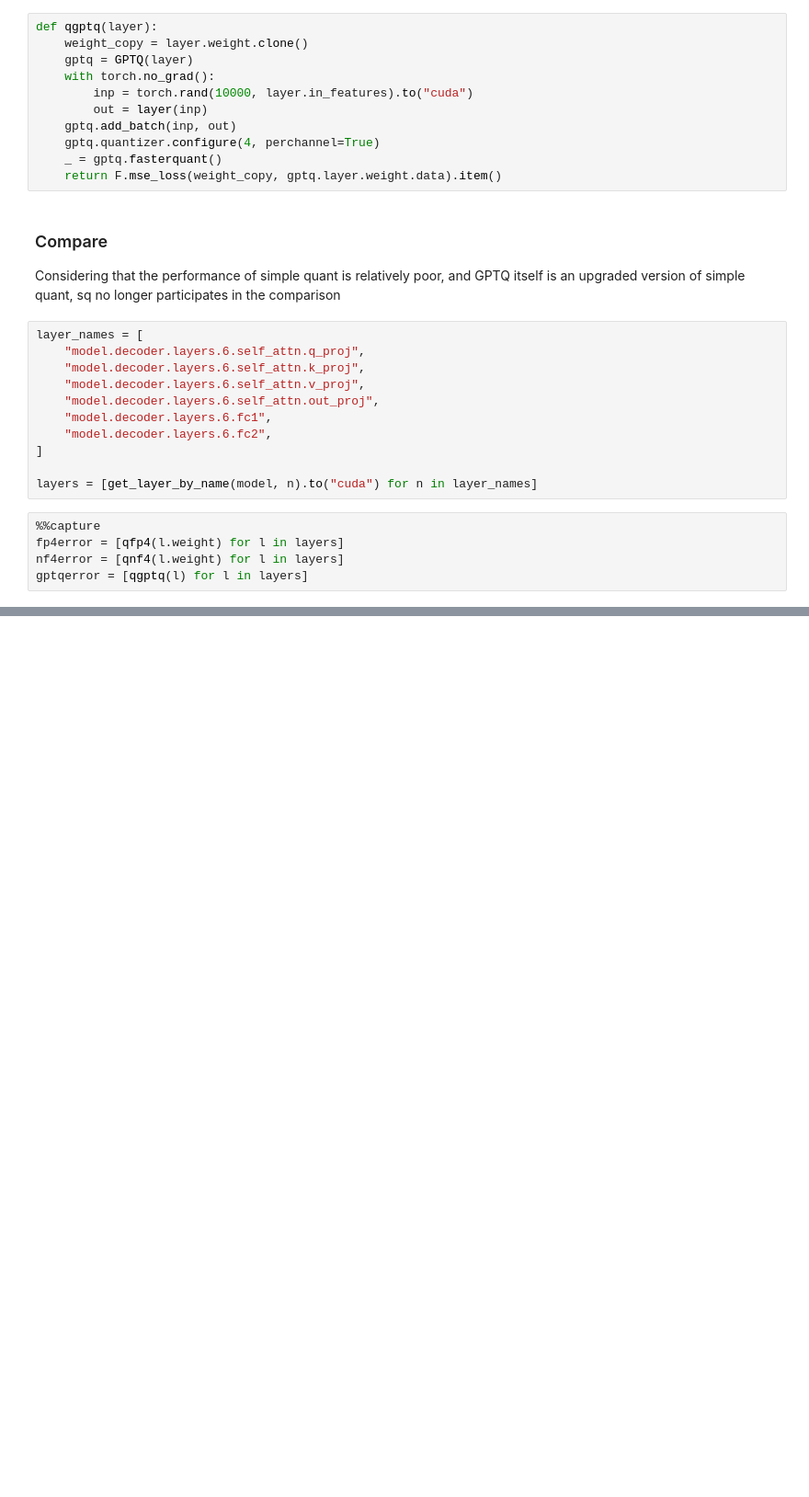
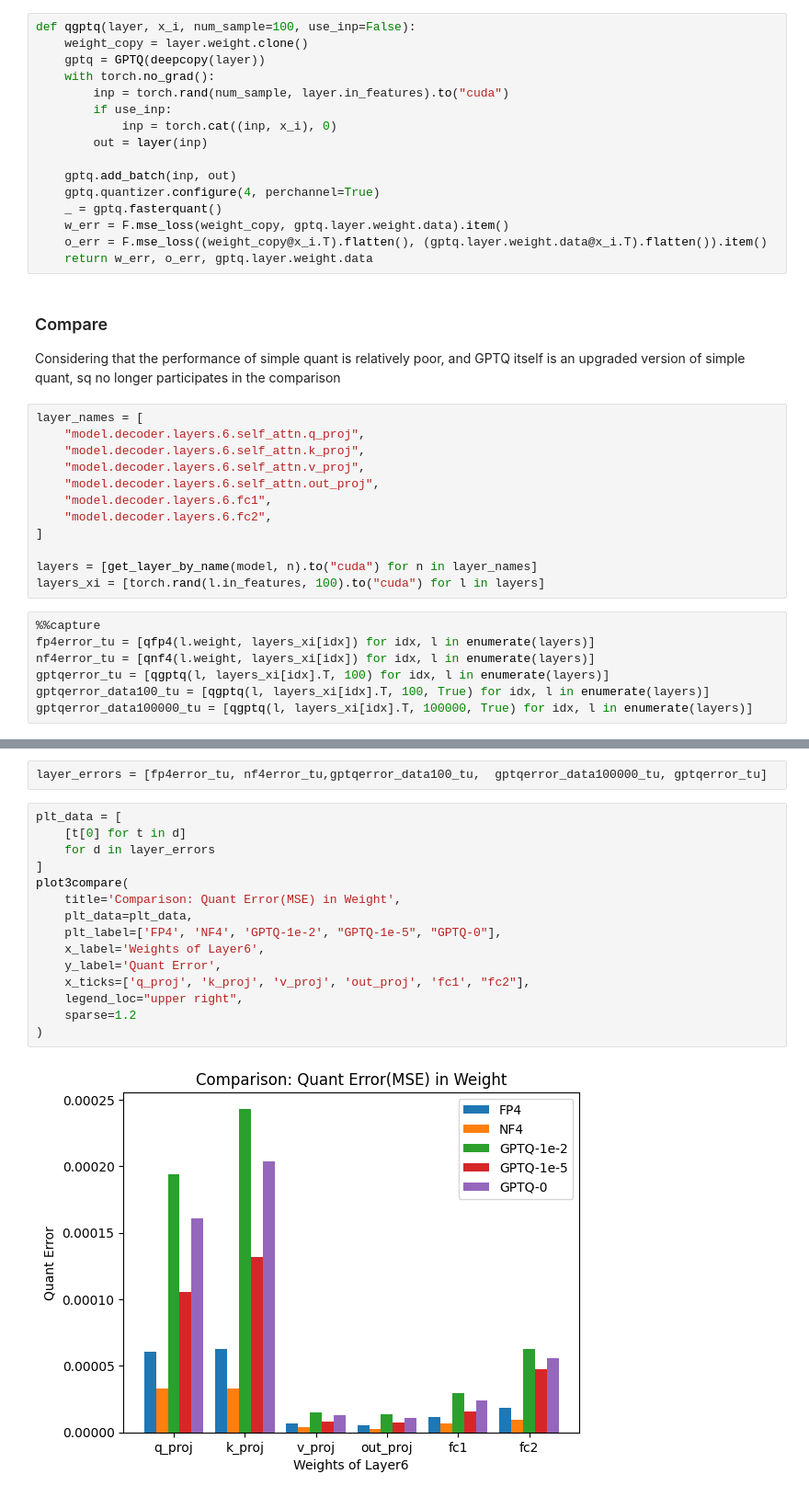
Before and after one commit to cauyxy/bilivideos, a Jupyter notebook: qlora/quant_compare.ipynb, the cells around one changed output, grey strips where cells are left out. Shown at 92% size. Cells and saved outputs as stored; diff of their text form; blank space fills up the shorter version.

```diff
--- a/qlora/quant_compare.ipynb
+++ b/qlora/quant_compare.ipynb
@@ -243,14 +310,19 @@ tensor(3.9272e-05, device='cuda:0', grad_fn=<MseLossBackward0>)
 # %%
-def qgptq(layer):
+def qgptq(layer, x_i, num_sample=100, use_inp=False):
     weight_copy = layer.weight.clone()
-    gptq = GPTQ(layer)
+    gptq = GPTQ(deepcopy(layer))
     with torch.no_grad():
-        inp = torch.rand(10000, layer.in_features).to("cuda")
+        inp = torch.rand(num_sample, layer.in_features).to("cuda")
+        if use_inp:
+            inp = torch.cat((inp, x_i), 0)
         out = layer(inp)
+
     gptq.add_batch(inp, out)
     gptq.quantizer.configure(4, perchannel=True)
     _ = gptq.fasterquant()
-    return F.mse_loss(weight_copy, gptq.layer.weight.data).item()
+    w_err = F.mse_loss(weight_copy, gptq.layer.weight.data).item()
+    o_err = F.mse_loss((weight_copy@x_i.T).flatten(), (gptq.layer.weight.data@x_i.T).flatten()).item()
+    return w_err, o_err, gptq.layer.weight.data
 # %% [markdown]
 ### Compare
 Considering that the performance of simple quant is relatively poor, and GPTQ itself is an upgraded version of simple quant, sq no longer participates in the comparison
@@ -265,8 +337,11 @@ layer_names = [
 ]
 
 layers = [get_layer_by_name(model, n).to("cuda") for n in layer_names]
+layers_xi = [torch.rand(l.in_features, 100).to("cuda") for l in layers]
 # %%
 %%capture
-fp4error = [qfp4(l.weight) for l in layers]
-nf4error = [qnf4(l.weight) for l in layers]
-gptqerror = [qgptq(l) for l in layers]
+fp4error_tu = [qfp4(l.weight, layers_xi[idx]) for idx, l in enumerate(layers)]
+nf4error_tu = [qnf4(l.weight, layers_xi[idx]) for idx, l in enumerate(layers)]
+gptqerror_tu = [qgptq(l, layers_xi[idx].T, 100) for idx, l in enumerate(layers)]
+gptqerror_data100_tu = [qgptq(l, layers_xi[idx].T, 100, True) for idx, l in enumerate(layers)]
+gptqerror_data100000_tu = [qgptq(l, layers_xi[idx].T, 100000, True) for idx, l in enumerate(layers)]
@@ -292,0 +348,19 @@ plt.show()
+# %%
+layer_errors = [fp4error_tu, nf4error_tu,gptqerror_data100_tu,  gptqerror_data100000_tu, gptqerror_tu]
+# %%
+plt_data = [
+    [t[0] for t in d]
+    for d in layer_errors
+]
+plot3compare(
+    title='Comparison: Quant Error(MSE) in Weight',
+    plt_data=plt_data,
+    plt_label=['FP4', 'NF4', 'GPTQ-1e-2', "GPTQ-1e-5", "GPTQ-0"],
+    x_label='Weights of Layer6',
+    y_label='Quant Error',
+    x_ticks=['q_proj', 'k_proj', 'v_proj', 'out_proj', 'fc1', "fc2"],
+    legend_loc="upper right",
+    sparse=1.2
+)
+# %% [output]
+[figure, added]
```
Also changed, not shown: parts of 28 cells of this notebook.
